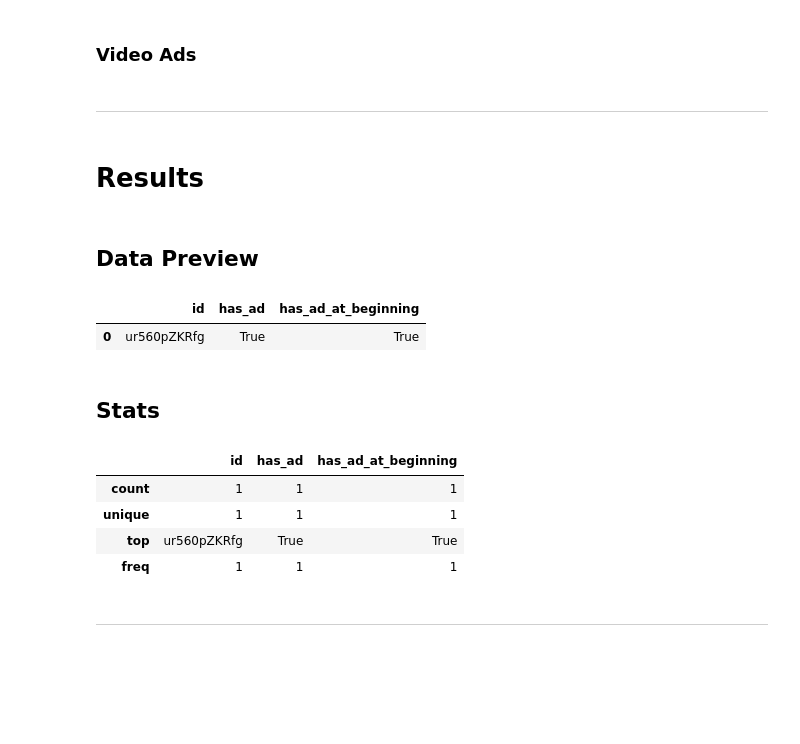
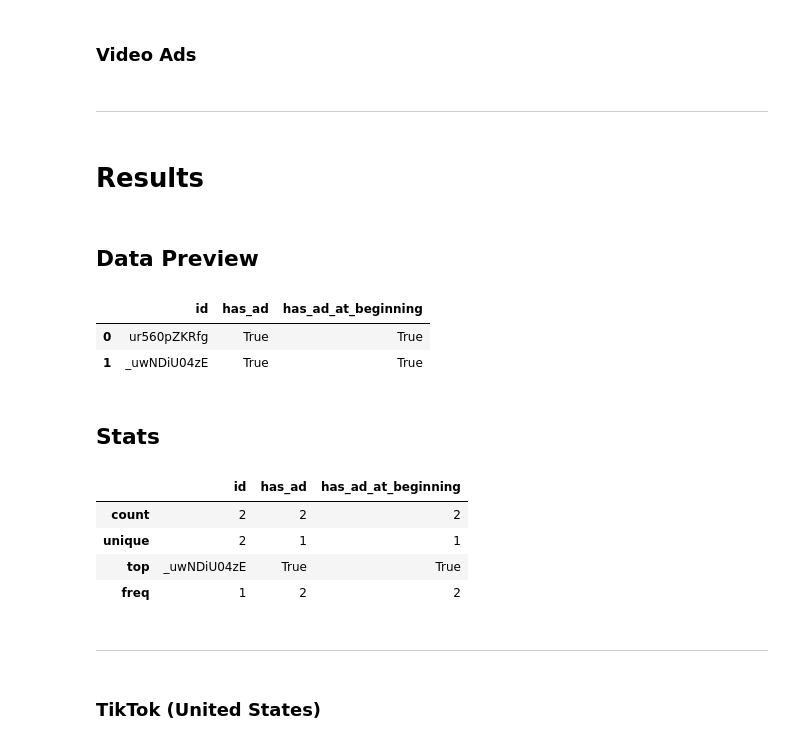
Before and after one commit to oakaigh/cogs108-wi21-group068, a Jupyter notebook: EDA/demo.ipynb, the cells around one changed output. Saved outputs shown, nothing was run; the diff lists cells and outputs as text; code cells hidden in the pictures; blank space fills up the shorter version.

```diff
--- a/EDA/demo.ipynb
+++ b/EDA/demo.ipynb
@@ -188,39 +188,42 @@ youtubei_o = youtubei(
 ### Video Ads
 # %%
 items = youtubei_o.ad.placements(
-    id = 'ur560pZKRfg'
+    id = ['ur560pZKRfg', '_uwNDiU04zE']
 )
 
 res = []
 
 for item in items:
     has_ad = False
     has_ad_at_beginning = False
 
     if not item == None:
         has_ad = True
         for ad in item['ads']:
             if ad['kind'] == youtubei.ad.kinds.START:
                 has_ad_at_beginning = True
                 break
 
     res.append({
         'id': item['id'],
         'has_ad': has_ad,
         'has_ad_at_beginning': has_ad_at_beginning
     })
 
 df_report_from_json(res)
 # %% [output]
 ---
 # Results
 ## Data Preview
 |  | id | has_ad | has_ad_at_beginning |
 | 0 | ur560pZKRfg | True | True |
+| 1 | _uwNDiU04zE | True | True |
 ## Stats
 |  | id | has_ad | has_ad_at_beginning |
-| count | 1 | 1 | 1 |
-| unique | 1 | 1 | 1 |
-| top | ur560pZKRfg | True | True |
-| freq | 1 | 1 | 1 |
+| count | 2 | 2 | 2 |
+| unique | 2 | 1 | 1 |
+| top | _uwNDiU04zE | True | True |
+| freq | 1 | 2 | 2 |
 ---
+# %% [markdown]
+### TikTok (United States)
```
Also changed, not shown: parts of 12 cells of this notebook, 6 other files.
